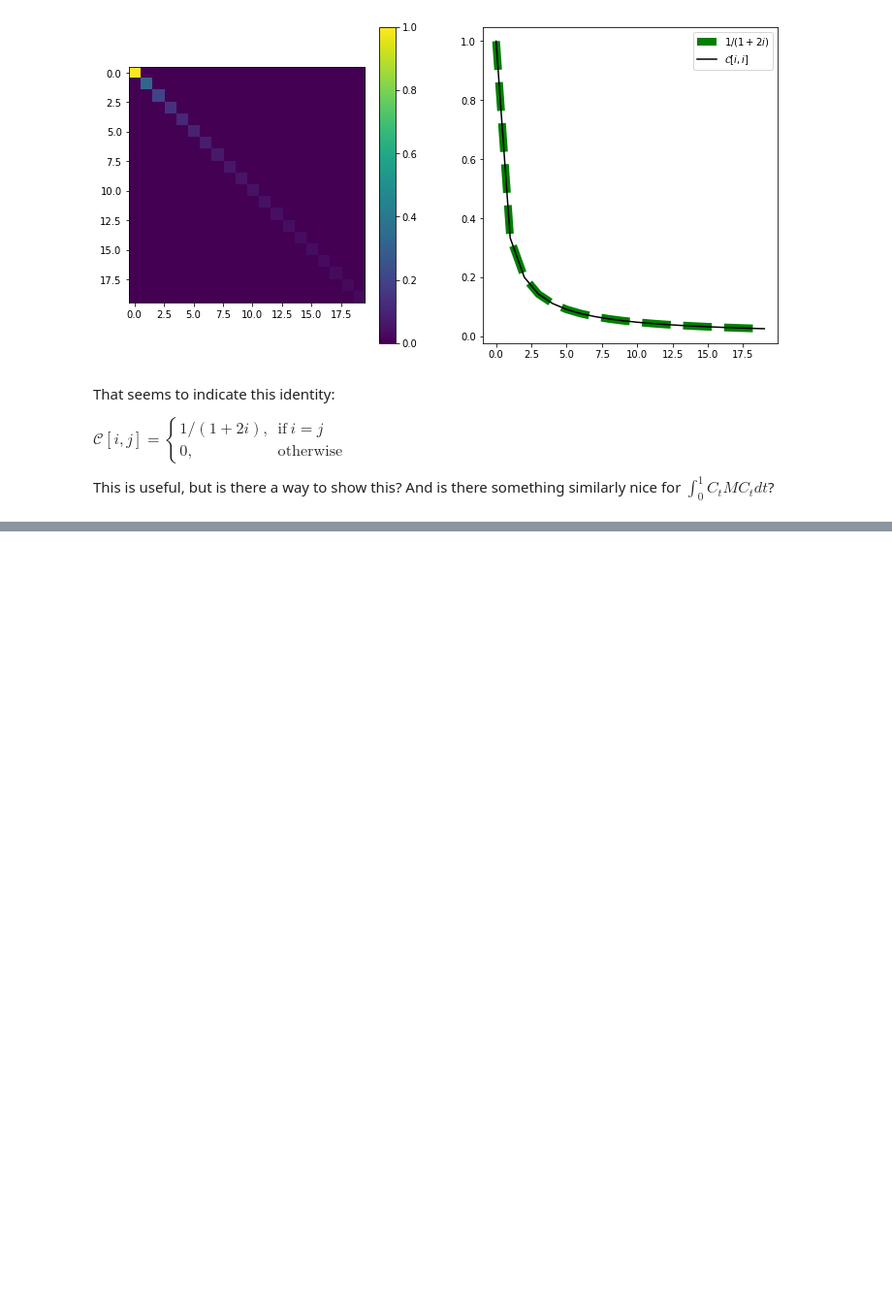
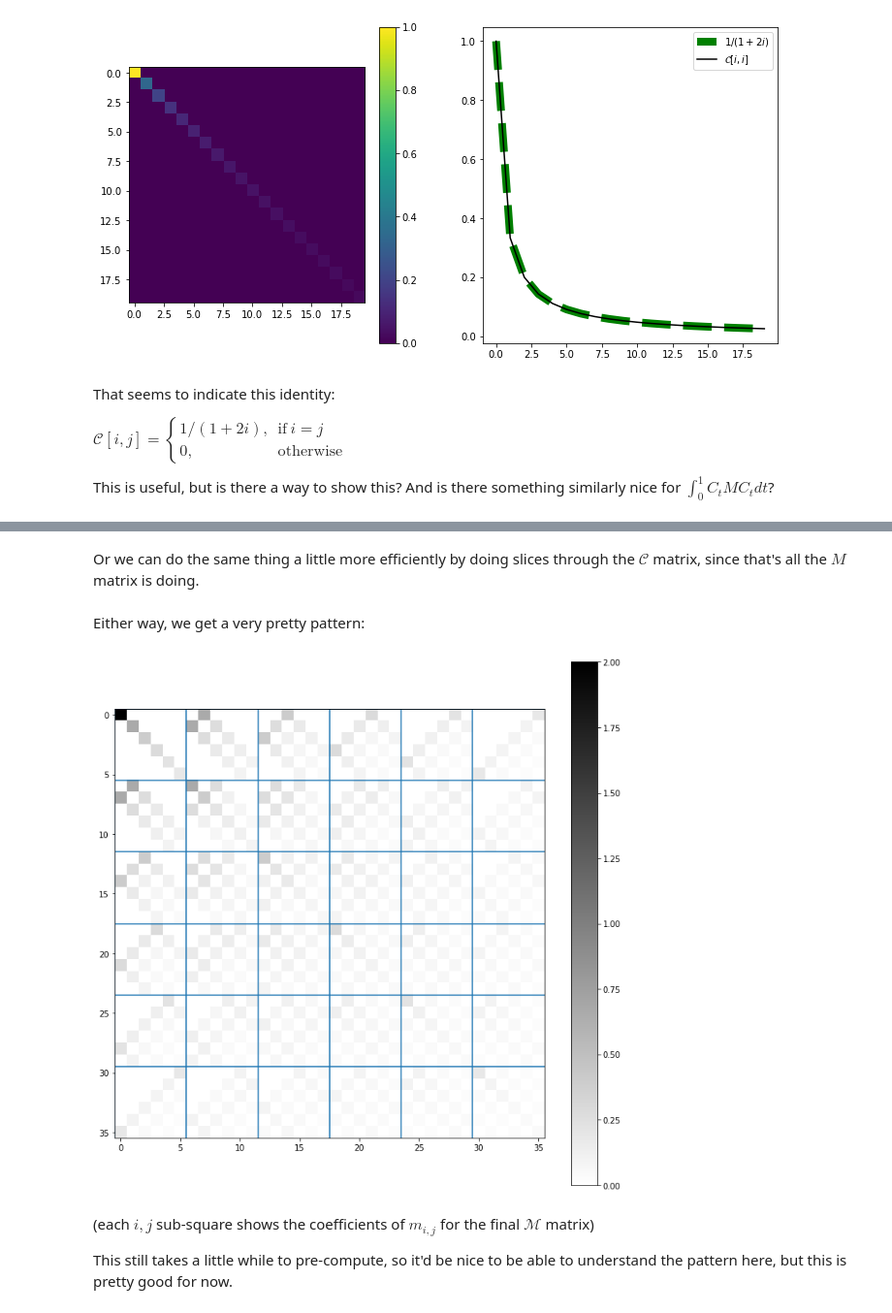
Before and after one commit to tcstewar/testing_notebooks, a Jupyter notebook: The maths of LMU prediction learning.ipynb, the cells around one changed output, grey strips where cells are left out. Shown at 97% size. Saved outputs shown, nothing was run; the diff lists cells and outputs as text; code cells hidden in the pictures; blank space fills up the shorter version.

```diff
--- a/The maths of LMU prediction learning.ipynb
+++ b/The maths of LMU prediction learning.ipynb
@@ -57,0 +97,15 @@ This is useful, but is there a way to show this?  And is there something similar
+# %%
+def basis_matrix(q, i, j):
+    P = sympy.Matrix([leg_poly(i) for i in range(q)])
+    C = P*P.T
+    m = sympy.Matrix([[1 if (i==ii and j==jj) else 0 for ii in range(q)] for jj in range(q)])
+    return sympy.integrate(C*sympy.Matrix(m)*C, (t, -1, 1))
+
+q = 6
+w = []
+for i in range(q):
+    for j in range(q):
+        w.append(np.array(basis_matrix(q=q, i=i, j=j)))
+w = np.array(w)
+
+w
@@ -57,0 +130,33 @@ This is useful, but is there a way to show this?  And is there something similar
+# %% [markdown]
+Or we can do the same thing a little more efficiently by doing slices through the $\mathcal{C}$ matrix, since that's all the $M$ matrix is doing.
+# %%
+def basis_matrix(q, i, j):
+    P = sympy.Matrix([leg_poly(i) for i in range(q)])
+    C = P*P.T
+    m = C[:,i]*C[j,:]
+    return sympy.integrate(m, (t, -1, 1))
+
+q = 6
+w = []
+for i in range(q):
+    for j in range(q):
+        w.append(np.array(basis_matrix(q=q, i=i, j=j)))
+w = np.array(w)
+# %% [markdown]
+Either way, we get a very pretty pattern:
+# %%
+plt.figure(figsize=(12,12))
+plt.imshow(w.astype(float).reshape(q**2, q**2), cmap='gray_r')
+for i in range(q):
+    plt.axvline(i*q-0.5)
+    plt.axhline(i*q-0.5)
+
+plt.colorbar()
+plt.show()
+# %% [output]
+[figure, added]
+# %% [markdown]
+(each $i,j$ sub-square shows the coefficients of $m_{i,j}$ for the final $\mathcal{M}$ matrix)
+
+
+This still takes a little while to pre-compute, so it'd be nice to be able to understand the pattern here, but this is pretty good for now.
```
Also changed, not shown: parts of 8 cells of this notebook.
